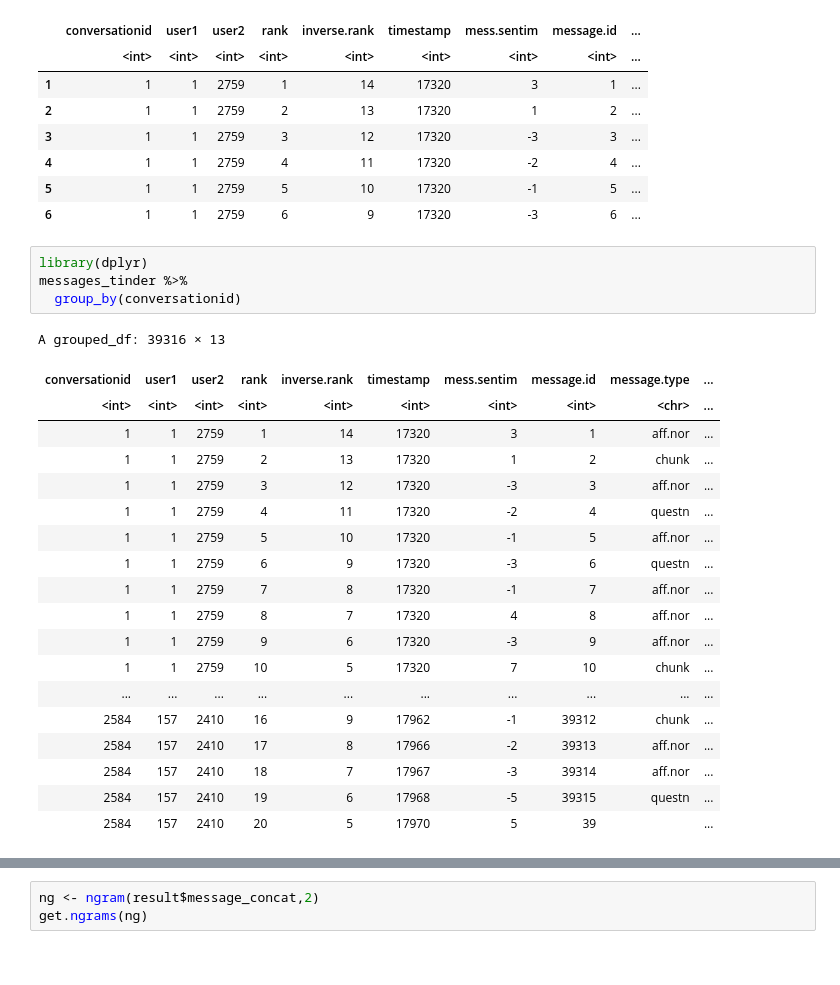
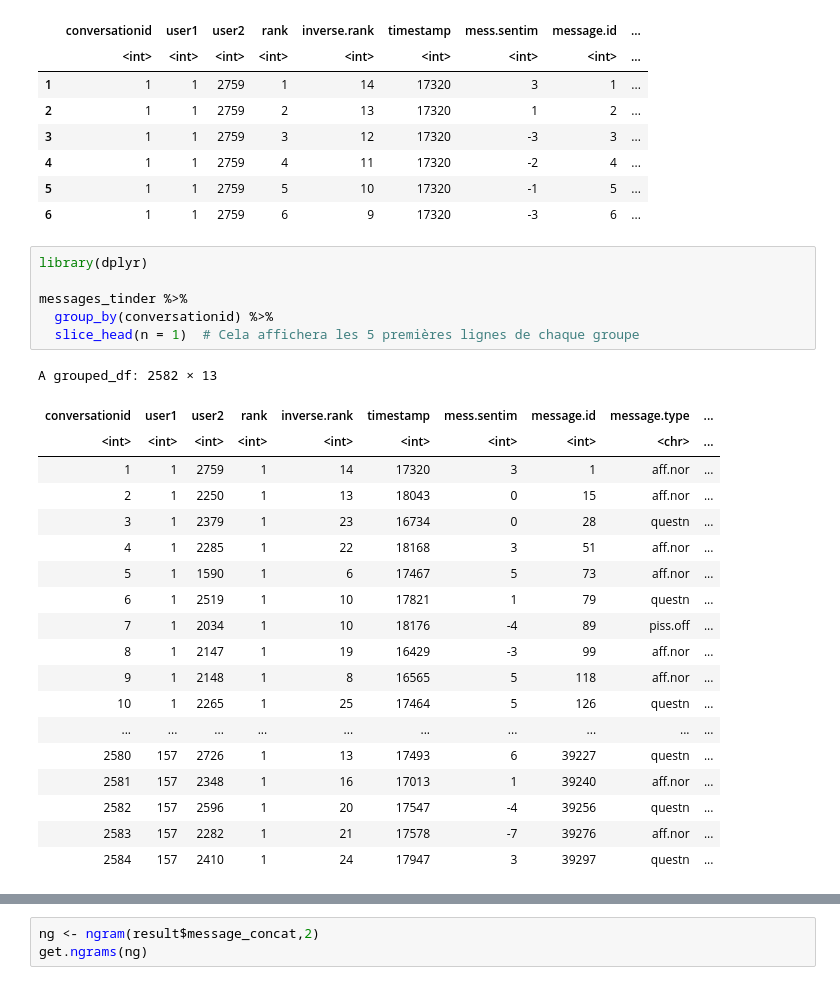
Before and after one commit to e-lprunier/Notebook_4A, a Jupyter notebook: Réduction_de_dimensionnalité_Clustering_notebook.ipynb, the cells around one changed output, grey strips where cells are left out. Cells and saved outputs as stored; diff of their text form.

```diff
--- a/Réduction_de_dimensionnalité_Clustering_notebook.ipynb
+++ b/Réduction_de_dimensionnalité_Clustering_notebook.ipynb
@@ -1122,28 +1122,30 @@ A data.frame: 6 × 13
 | 6 | 1 | 1 | 2759 | 6 | 9 | 17320 | -3 | 6 | ... |
 # %%
 library(dplyr)
+
 messages_tinder %>%
-  group_by(conversationid)
+  group_by(conversationid) %>%
+  slice_head(n = 1)  # Cela affichera les 5 premières lignes de chaque groupe
 # %% [output]
-A grouped_df: 39316 × 13
+A grouped_df: 2582 × 13
 | conversationid | user1 | user2 | rank | inverse.rank | timestamp | mess.sentim | message.id | message.type | ... |
 | <int> | <int> | <int> | <int> | <int> | <int> | <int> | <int> | <chr> | ... |
 | 1 | 1 | 2759 | 1 | 14 | 17320 | 3 | 1 | aff.nor | ... |
-| 1 | 1 | 2759 | 2 | 13 | 17320 | 1 | 2 | chunk | ... |
-| 1 | 1 | 2759 | 3 | 12 | 17320 | -3 | 3 | aff.nor | ... |
-| 1 | 1 | 2759 | 4 | 11 | 17320 | -2 | 4 | questn | ... |
-| 1 | 1 | 2759 | 5 | 10 | 17320 | -1 | 5 | aff.nor | ... |
-| 1 | 1 | 2759 | 6 | 9 | 17320 | -3 | 6 | questn | ... |
-| 1 | 1 | 2759 | 7 | 8 | 17320 | -1 | 7 | aff.nor | ... |
-| 1 | 1 | 2759 | 8 | 7 | 17320 | 4 | 8 | aff.nor | ... |
-| 1 | 1 | 2759 | 9 | 6 | 17320 | -3 | 9 | aff.nor | ... |
-| 1 | 1 | 2759 | 10 | 5 | 17320 | 7 | 10 | chunk | ... |
+| 2 | 1 | 2250 | 1 | 13 | 18043 | 0 | 15 | aff.nor | ... |
+| 3 | 1 | 2379 | 1 | 23 | 16734 | 0 | 28 | questn | ... |
+| 4 | 1 | 2285 | 1 | 22 | 18168 | 3 | 51 | aff.nor | ... |
+| 5 | 1 | 1590 | 1 | 6 | 17467 | 5 | 73 | aff.nor | ... |
+| 6 | 1 | 2519 | 1 | 10 | 17821 | 1 | 79 | questn | ... |
+| 7 | 1 | 2034 | 1 | 10 | 18176 | -4 | 89 | piss.off | ... |
+| 8 | 1 | 2147 | 1 | 19 | 16429 | -3 | 99 | aff.nor | ... |
+| 9 | 1 | 2148 | 1 | 8 | 16565 | 5 | 118 | aff.nor | ... |
+| 10 | 1 | 2265 | 1 | 25 | 17464 | 5 | 126 | questn | ... |
 | ... | ... | ... | ... | ... | ... | ... | ... | ... | ... |
-| 2584 | 157 | 2410 | 16 | 9 | 17962 | -1 | 39312 | chunk | ... |
-| 2584 | 157 | 2410 | 17 | 8 | 17966 | -2 | 39313 | aff.nor | ... |
-| 2584 | 157 | 2410 | 18 | 7 | 17967 | -3 | 39314 | aff.nor | ... |
-| 2584 | 157 | 2410 | 19 | 6 | 17968 | -5 | 39315 | questn | ... |
-| 2584 | 157 | 2410 | 20 | 5 | 17970 | 5 | 39 |  | ... |
+| 2580 | 157 | 2726 | 1 | 13 | 17493 | 6 | 39227 | questn | ... |
+| 2581 | 157 | 2348 | 1 | 16 | 17013 | 1 | 39240 | aff.nor | ... |
+| 2582 | 157 | 2596 | 1 | 20 | 17547 | -4 | 39256 | questn | ... |
+| 2583 | 157 | 2282 | 1 | 21 | 17578 | -7 | 39276 | aff.nor | ... |
+| 2584 | 157 | 2410 | 1 | 24 | 17947 | 3 | 39297 | questn | ... |
 # %%
 # Combiner les "message.type" groupés par "conversationid" en une seule chaîne de caractères séparée par un espace
 result <- messages_tinder %>%
```
Also changed, not shown: parts of 3 cells of this notebook.
